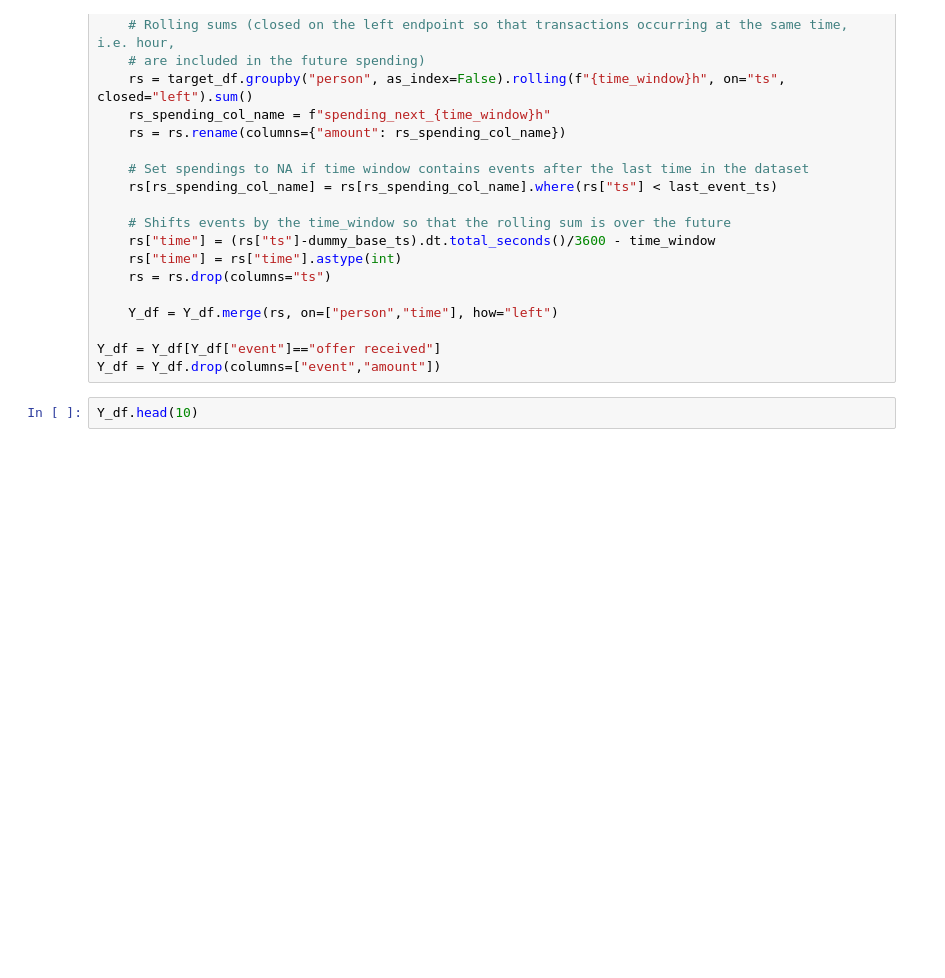
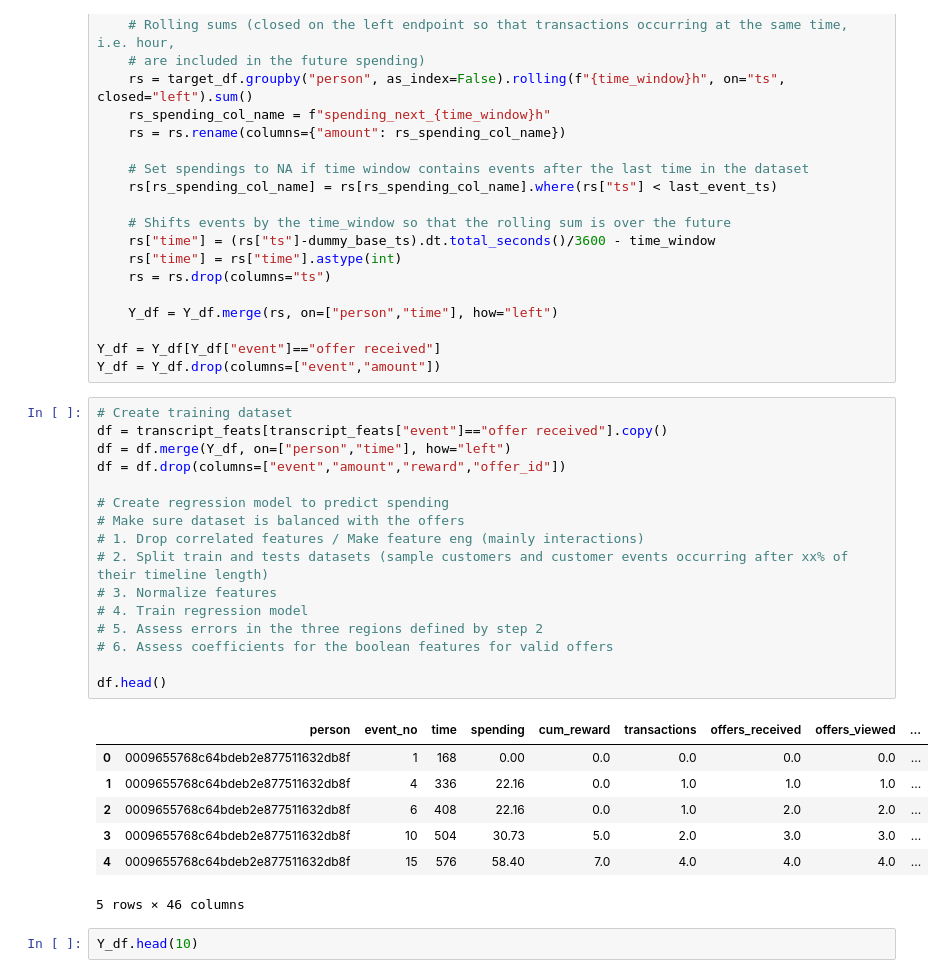
Before and after one commit to felipe-takaoka/starbucks-capstone, a Jupyter notebook: Starbucks_Capstone_notebook.ipynb, the cells around one changed output. Drawn from its saved outputs; the diff is of its cells as text; blank space fills up the shorter version.

Commit message:
feat: Merge features and target

```diff
--- a/Starbucks_Capstone_notebook.ipynb
+++ b/Starbucks_Capstone_notebook.ipynb
@@ -507,6 +476,30 @@ for time_window in time_windows:
 
 Y_df = Y_df[Y_df["event"]=="offer received"]
 Y_df = Y_df.drop(columns=["event","amount"])
+# %%
+# Create training dataset
+df = transcript_feats[transcript_feats["event"]=="offer received"].copy()
+df = df.merge(Y_df, on=["person","time"], how="left")
+df = df.drop(columns=["event","amount","reward","offer_id"])
+
+# Create regression model to predict spending
+# Make sure dataset is balanced with the offers
+# 1. Drop correlated features / Make feature eng (mainly interactions)
+# 2. Split train and tests datasets (sample customers and customer events occurring after xx% of their timeline length)
+# 3. Normalize features
+# 4. Train regression model
+# 5. Assess errors in the three regions defined by step 2
+# 6. Assess coefficients for the boolean features for valid offers
+
+df.head()
+# %% [output]
+|  | person | event_no | time | spending | cum_reward | transactions | offers_received | offers_viewed | ... |
+| 0 | 0009655768c64bdeb2e877511632db8f | 1 | 168 | 0.00 | 0.0 | 0.0 | 0.0 | 0.0 | ... |
+| 1 | 0009655768c64bdeb2e877511632db8f | 4 | 336 | 22.16 | 0.0 | 1.0 | 1.0 | 1.0 | ... |
+| 2 | 0009655768c64bdeb2e877511632db8f | 6 | 408 | 22.16 | 0.0 | 1.0 | 2.0 | 2.0 | ... |
+| 3 | 0009655768c64bdeb2e877511632db8f | 10 | 504 | 30.73 | 5.0 | 2.0 | 3.0 | 3.0 | ... |
+| 4 | 0009655768c64bdeb2e877511632db8f | 15 | 576 | 58.40 | 7.0 | 4.0 | 4.0 | 4.0 | ... |
+5 rows × 46 columns
 # %%
 Y_df.head(10)
 # %% [output]
```
Also changed, not shown: parts of 1 cell of this notebook.
